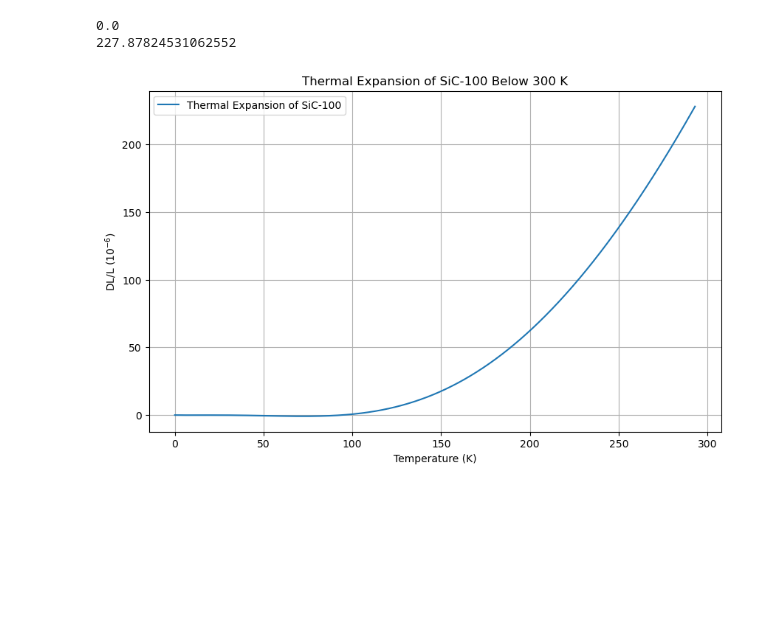
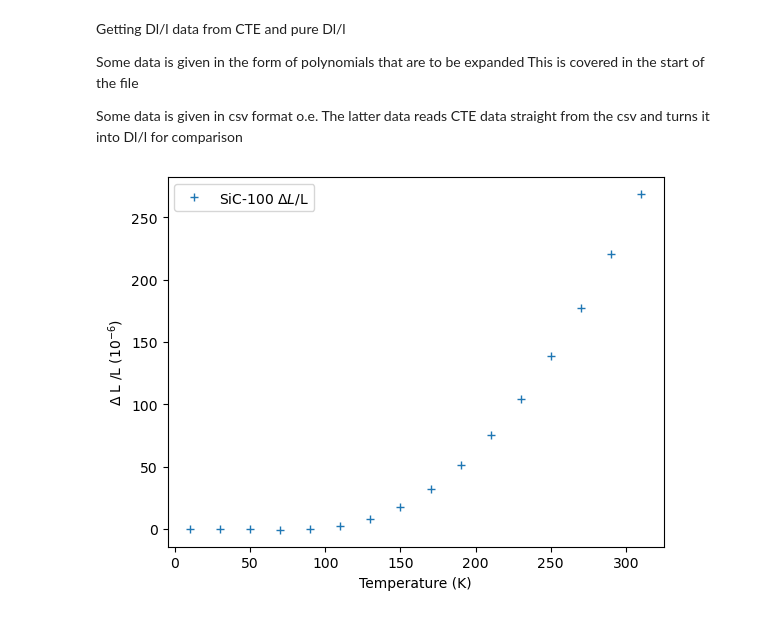
Before and after one commit to rw588/ETH-Simulations, a Jupyter notebook: TempCoeff/tempCoeff.ipynb, the cells around one changed output. Drawn from its saved outputs; the diff is of its cells as text; code cells hidden in the pictures; blank space fills up the shorter version.

```diff
--- a/TempCoeff/tempCoeff.ipynb
+++ b/TempCoeff/tempCoeff.ipynb
@@ -4,3 +4,11 @@ import matplotlib.pyplot as plt
 import scipy.integrate as integrate
 from scipy.interpolate import interp1d
 import pandas as pd
+# %% [markdown]
+Getting Dl/l data from CTE and pure Dl/l
+
+Some data is given in the form of polynomials that are to be expanded
+This is covered in the start of the file
+
+Some data is given in csv format o.e.
+The latter data reads CTE data straight from the csv and turns it into Dl/l for comparison
@@ -7,37 +39,16 @@ import pandas as pd
 # %%
 #Plot Dl/L from polynomial coefficients
 #the form sum of a_i * T^i
-#plottings params: T, Dll
+#plottings params: temps, cteSiC
 
-# Define the coefficients of the eighth-order polynomial
-#coefficients = [2.43165e-1, -9.25541e-2, 7.38688e-4, 2.44225e-5, 5.68470e-7, 5.94436e-9, -4.04320e-11, 8.70017e-14, -6.64445e-17]
-coefficients = [-2.27874e2, -2.0469e-2, 1.86617e-3, -6.11583e-5, 7.15903e-7, -3.40606e-9, 8.84326e-12, -1.24822e-14, 7.54250e-18]
-coefficients0 = [0, -2.0469e-2, 1.86617e-3, -6.11583e-5, 7.15903e-7, -3.40606e-9, 8.84326e-12, -1.24822e-14, 7.54250e-18]
-
-# Define the polynomial function
-def polynomial(T, coeffs):
-    # The polynomial is defined as sum of a_i * T^i
-    return sum(c * T**i for i, c in enumerate(coeffs))
-
-# Generate temperature values from 0 K to 300 K
-T = np.linspace(0, 293, 1000)
-
-# Calculate the polynomial values for these temperatures
-Dll = polynomial(T, coefficients0)
-
-print(values[0])
-print(values[-1])
-
-# Plot the polynomial values
-plt.figure(figsize=(10, 6))
-plt.plot(T, Dll, label='Thermal Expansion of SiC-100')
+T = np.linspace(10, 310, 16)
+#cte SiC
+cteSiC = cte_expand(-2.27874e2, -2.0469e-2, 1.86617e-3, -6.11583e-5, 7.15903e-7, -3.40606e-9, 8.84326e-12, -1.24822e-14, 7.54250e-18, T)
+cteSiC0 = cte_expand(0, -2.0469e-2, 1.86617e-3, -6.11583e-5, 7.15903e-7, -3.40606e-9, 8.84326e-12, -1.24822e-14, 7.54250e-18, T)
+plt.plot(T, cteSiC0, '+')
+plt.ylabel(r'$\Delta$ L /L ($10^{-6}$)')
 plt.xlabel('Temperature (K)')
-plt.ylabel('DL/L (10$^{-6}$)')
-plt.title('Thermal Expansion of SiC-100 Below 300 K')
-plt.legend()
-plt.grid(True)
+plt.legend([r'SiC-100 $\Delta L$/L'])
 plt.show()
 # %% [output]
-0.0
-227.87824531062552
-[figure, old version]
+[figure, new version]
```
Also changed, not shown: parts of 9 cells of this notebook.
